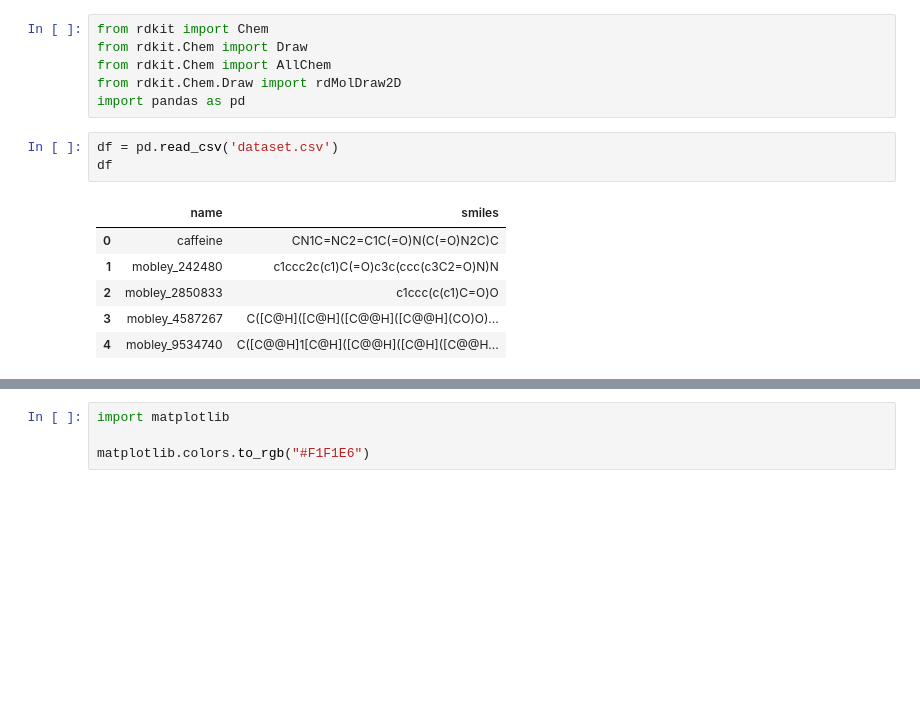
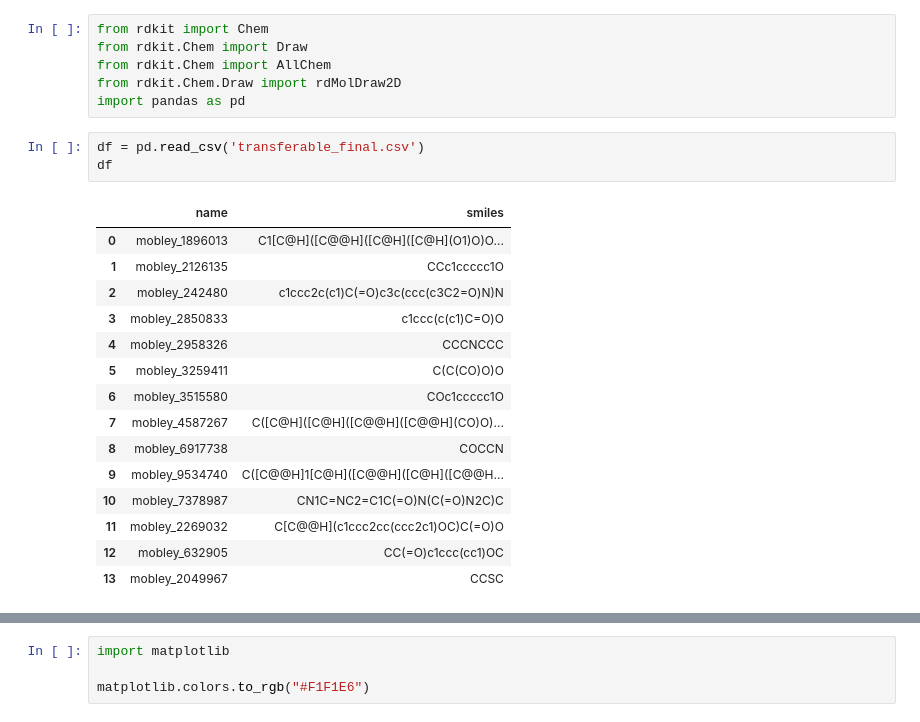
Before and after one commit to michellab/EMLE_HFE_SI, a Jupyter notebook: figures/figure_transferable/testing_dataset.ipynb, the cells around one changed output, grey strips where cells are left out. Cells and saved outputs as stored; diff of their text form; blank space fills up the shorter version.

```diff
--- a/figures/figure_transferable/testing_dataset.ipynb
+++ b/figures/figure_transferable/testing_dataset.ipynb
@@ -5,15 +5,24 @@ from rdkit.Chem import AllChem
 from rdkit.Chem.Draw import rdMolDraw2D
 import pandas as pd
 # %%
-df = pd.read_csv('dataset.csv')
+df = pd.read_csv('transferable_final.csv')
 df
 # %% [output]
 |  | name | smiles |
-| 0 | caffeine | CN1C=NC2=C1C(=O)N(C(=O)N2C)C |
-| 1 | mobley_242480 | c1ccc2c(c1)C(=O)c3c(ccc(c3C2=O)N)N |
-| 2 | mobley_2850833 | c1ccc(c(c1)C=O)O |
-| 3 | mobley_4587267 | C([C@H]([C@H]([C@@H]([C@@H](CO)O)... |
-| 4 | mobley_9534740 | C([C@@H]1[C@H]([C@@H]([C@H]([C@@H... |
+| 0 | mobley_1896013 | C1[C@H]([C@@H]([C@H]([C@H](O1)O)O... |
+| 1 | mobley_2126135 | CCc1ccccc1O |
+| 2 | mobley_242480 | c1ccc2c(c1)C(=O)c3c(ccc(c3C2=O)N)N |
+| 3 | mobley_2850833 | c1ccc(c(c1)C=O)O |
+| 4 | mobley_2958326 | CCCNCCC |
+| 5 | mobley_3259411 | C(C(CO)O)O |
+| 6 | mobley_3515580 | COc1ccccc1O |
+| 7 | mobley_4587267 | C([C@H]([C@H]([C@@H]([C@@H](CO)O)... |
+| 8 | mobley_6917738 | COCCN |
+| 9 | mobley_9534740 | C([C@@H]1[C@H]([C@@H]([C@H]([C@@H... |
+| 10 | mobley_7378987 | CN1C=NC2=C1C(=O)N(C(=O)N2C)C |
+| 11 | mobley_2269032 | C[C@@H](c1ccc2cc(ccc2c1)OC)C(=O)O |
+| 12 | mobley_632905 | CC(=O)c1ccc(cc1)OC |
+| 13 | mobley_2049967 | CCSC |
 # %%
 smiles_list = df['smiles'].tolist()
 names_list = df['name'].tolist()
```
Also changed, not shown: parts of 1 cell of this notebook, 20 other files.
